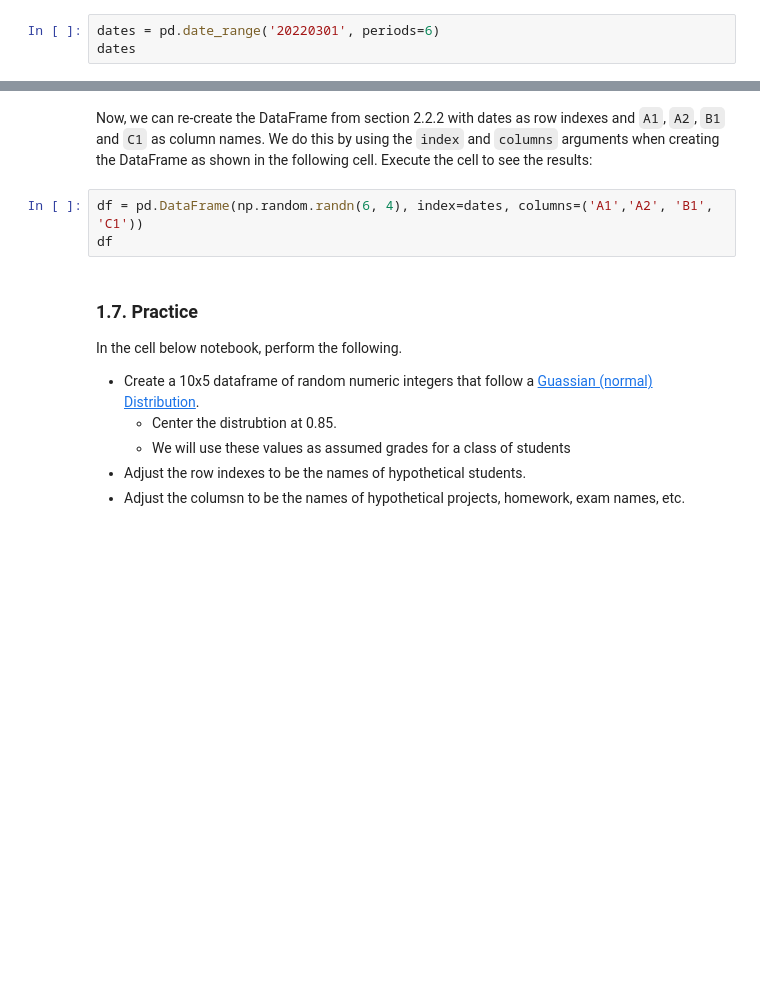
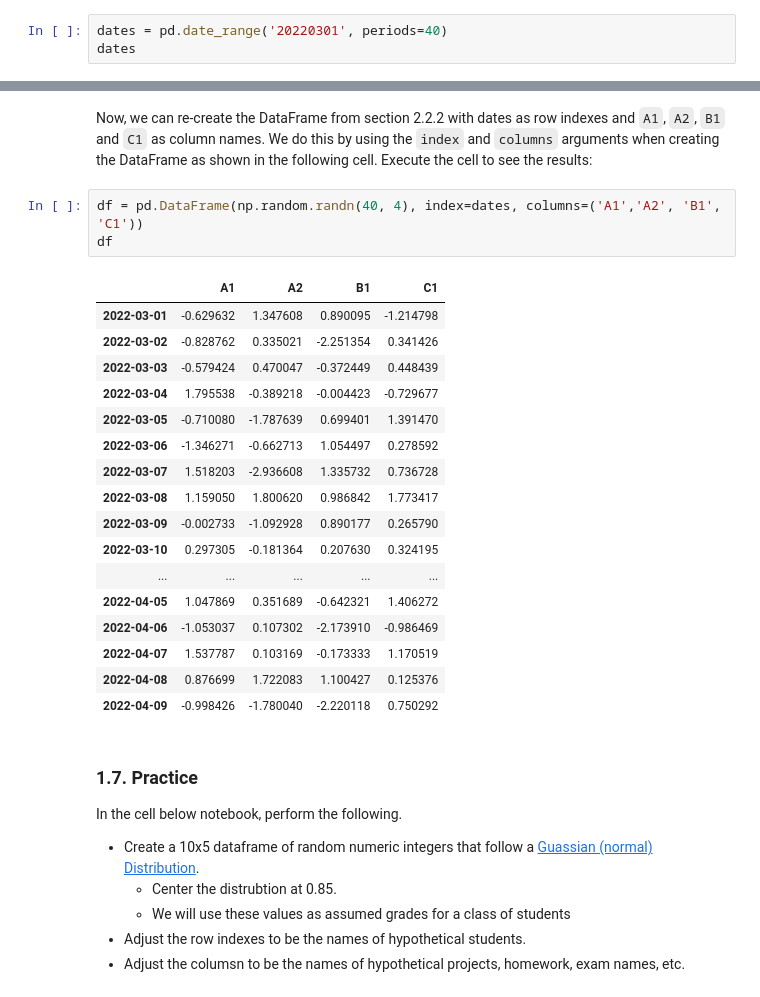
Before and after one commit to ninkuu/Data-Analytics-With-Python, a Jupyter notebook: Module2-Data_Analytics/A03-Pandas_Part1.ipynb, the cells around one changed output, grey strips where cells are left out. Cells and saved outputs as stored; diff of their text form; blank space fills up the shorter version.

```diff
--- a/Module2-Data_Analytics/A03-Pandas_Part1.ipynb
+++ b/Module2-Data_Analytics/A03-Pandas_Part1.ipynb
@@ -149,5 +189,5 @@ Rather than have a numeric index for each row and column of the DataFrame, we ma
 
 First, let's set the row index names.  The code below uses the `pd.date_range` function to create a list of dates. Most likely, if we have dates in a real input dataset we would not be creating a list of dates, but for the purposes of demonstration we will generate a series of regularly spaces dates over a 6 day period: one for each of the 6 rows. Note that the `start` argument for the `pd.date_range` function expects the date in YYYYMMDD format.
 # %%
-dates = pd.date_range('20220301', periods=6)
+dates = pd.date_range('20220301', periods=40)
 dates
@@ -154,8 +206,26 @@ dates
 # %% [markdown]
 Now, we can re-create the DataFrame from section 2.2.2 with dates as row indexes and  `A1`, `A2`, `B1` and `C1` as column names. We do this by using the `index` and `columns` arguments when creating the DataFrame as shown in the following cell.  Execute the cell to see the results:
 # %%
-df = pd.DataFrame(np.random.randn(6, 4), index=dates, columns=('A1','A2', 'B1', 'C1'))
+df = pd.DataFrame(np.random.randn(40, 4), index=dates, columns=('A1','A2', 'B1', 'C1'))
 df
+# %% [output]
+|  | A1 | A2 | B1 | C1 |
+| 2022-03-01 | -0.629632 | 1.347608 | 0.890095 | -1.214798 |
+| 2022-03-02 | -0.828762 | 0.335021 | -2.251354 | 0.341426 |
+| 2022-03-03 | -0.579424 | 0.470047 | -0.372449 | 0.448439 |
+| 2022-03-04 | 1.795538 | -0.389218 | -0.004423 | -0.729677 |
+| 2022-03-05 | -0.710080 | -1.787639 | 0.699401 | 1.391470 |
+| 2022-03-06 | -1.346271 | -0.662713 | 1.054497 | 0.278592 |
+| 2022-03-07 | 1.518203 | -2.936608 | 1.335732 | 0.736728 |
+| 2022-03-08 | 1.159050 | 1.800620 | 0.986842 | 1.773417 |
+| 2022-03-09 | -0.002733 | -1.092928 | 0.890177 | 0.265790 |
+| 2022-03-10 | 0.297305 | -0.181364 | 0.207630 | 0.324195 |
+| ... | ... | ... | ... | ... |
+| 2022-04-05 | 1.047869 | 0.351689 | -0.642321 | 1.406272 |
+| 2022-04-06 | -1.053037 | 0.107302 | -2.173910 | -0.986469 |
+| 2022-04-07 | 1.537787 | 0.103169 | -0.173333 | 1.170519 |
+| 2022-04-08 | 0.876699 | 1.722083 | 1.100427 | 0.125376 |
+| 2022-04-09 | -0.998426 | -1.780040 | -2.220118 | 0.750292 |
 # %% [markdown]
 ### 1.7. <i class="fas fa-puzzle-piece"></i> Practice
 
```
Also changed, not shown: parts of 14 cells of this notebook, 3 other files.
